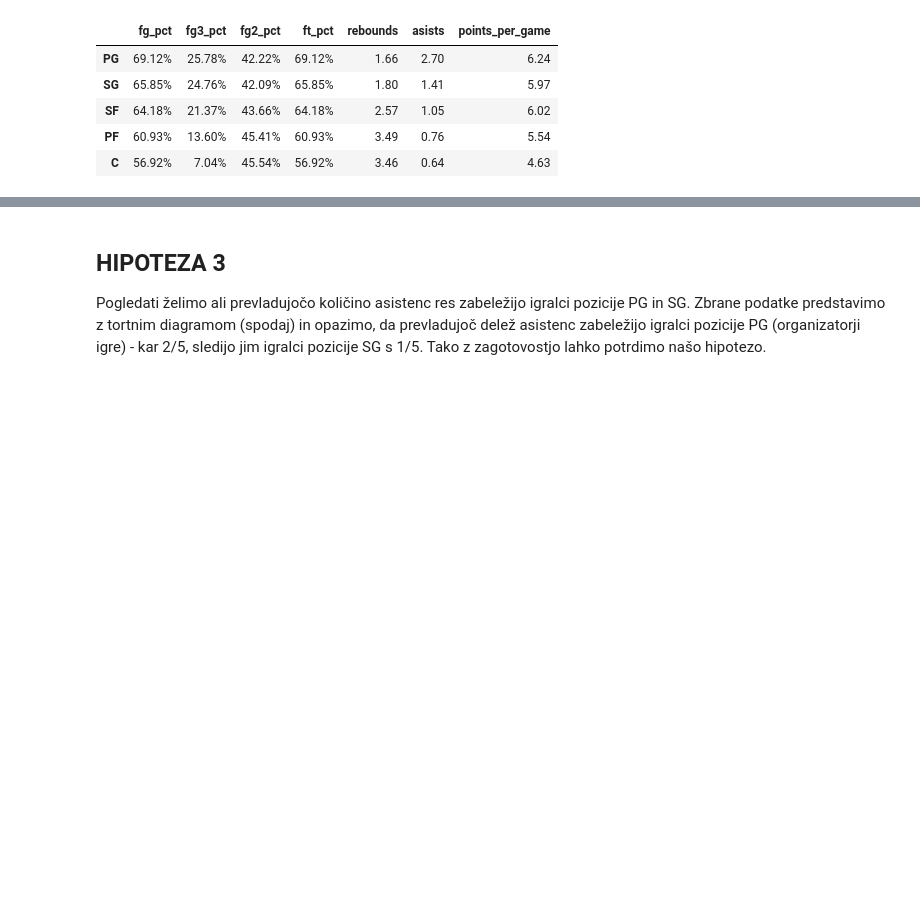
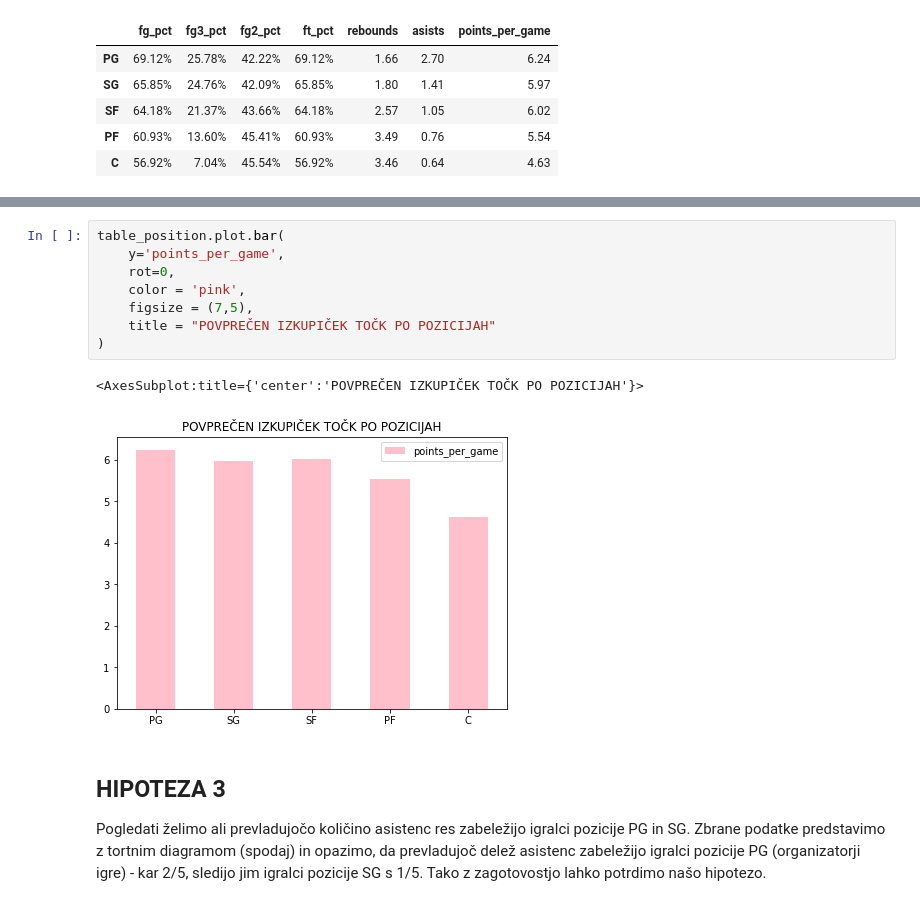
Before and after one commit to matej23/obdelava-podatkov, a Jupyter notebook: analiza.ipynb, the cells around one changed output, grey strips where cells are left out. Cells and saved outputs as stored; diff of their text form; blank space fills up the shorter version.

```diff
--- a/analiza.ipynb
+++ b/analiza.ipynb
@@ -262,3 +266,14 @@ table_position
+# %%
+table_position.plot.bar(
+    y='points_per_game',
+    rot=0,
+    color = 'pink',
+    figsize = (7,5),
+    title = "POVPREČEN IZKUPIČEK TOČK PO POZICIJAH"
+)
+# %% [output]
+<AxesSubplot:title={'center':'POVPREČEN IZKUPIČEK TOČK PO POZICIJAH'}>
+[figure, added]
 # %% [markdown]
 ## HIPOTEZA 3
 Pogledati želimo ali prevladujočo količino asistenc res zabeležijo igralci pozicije PG in SG. Zbrane podatke predstavimo z tortnim diagramom (spodaj) in opazimo, da prevladujoč delež asistenc zabeležijo igralci pozicije PG (organizatorji igre) - kar 2/5, sledijo jim igralci pozicije SG s 1/5. Tako z zagotovostjo lahko potrdimo našo hipotezo.
```
Also changed, not shown: parts of 3 cells of this notebook, 1 other file.
